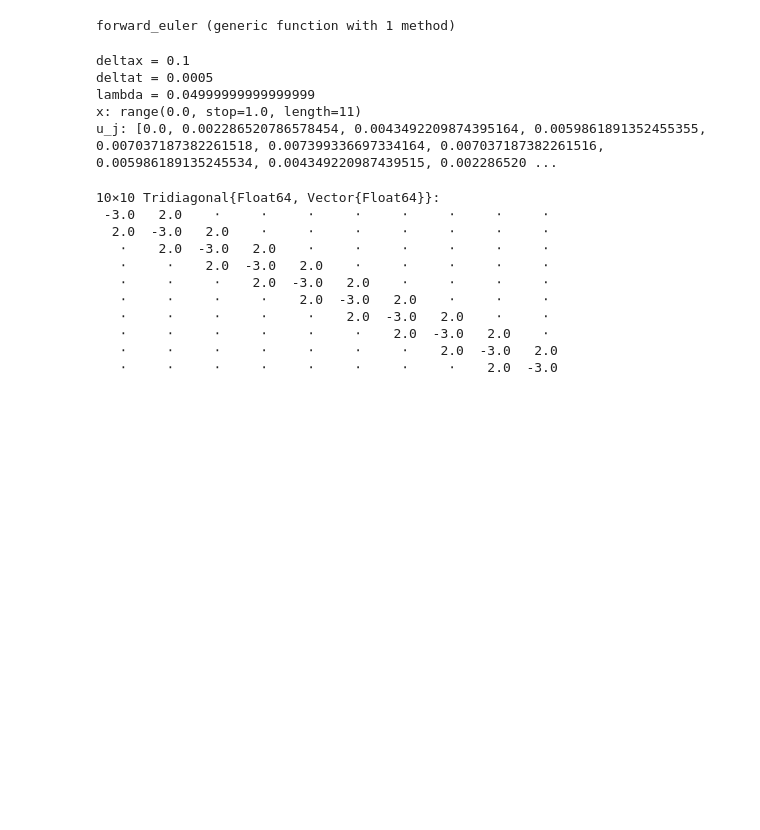
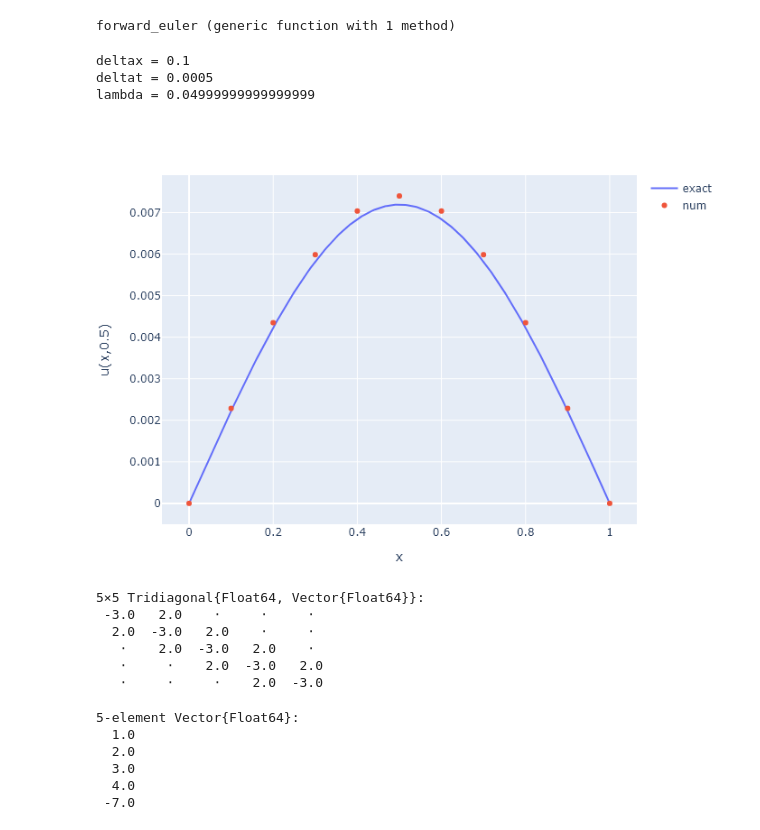
Before and after one commit to crispianm/SciComp, a Jupyter notebook: reference/tests.ipynb, the cells around one changed output. Drawn from its saved outputs; the diff is of its cells as text; code cells hidden in the pictures; blank space fills up the shorter version.

Commit message:
Added forward euler function to finite diff

```diff
--- a/reference/tests.ipynb
+++ b/reference/tests.ipynb
@@ -68,5 +75,7 @@
 # %%
 function forward_euler(u_I, kappa, L, T, mx, mt)
+
+    using LinearAlgebra
 
     # Set up the numerical environment variables
     x = LinRange(0, L, mx+1)     # mesh points in space
@@ -97,15 +106,19 @@ function forward_euler(u_I, kappa, L, T, mx, mt)
         for i in 2:mx
             u_jp1[i] = u_j[i] + lmbda*(u_j[i-1] - 2*u_j[i] + u_j[i+1])
         end
+
+        u_jp1[2:end] = A_FE*(u_j[2:end])
+
         # Boundary conditions
-        u_jp1[1] = 0; u_jp1[mx+1] = 0
+        u_jp1[1] = 0
+        u_jp1[mx+1] = 0
 
         # Save u_j at time t[j+1]
         u_j[:] = u_jp1[:]
     end
 
-    println("x: ", x)
-    println("u_j: ", u_j)
+    # println("x: ", x)
+    # println("u_j: ", u_j)
     return x, u_j
 end
 # %% [output]
@@ -113,22 +126,42 @@ forward_euler (generic function with 1 method)
 # %%
 kappa = 1   # diffusion constant
 L = 1.0         # length of spatial domain
 T = 0.5         # total time to solve for
 
 function u_I(x)
     # initial temperature distribution
     y = sin.(pi*x/L)
     return y
 end
 
+function u_exact(x,t)
+    # the exact solution
+    y = exp.(-kappa*(pi^2/L^2)*t)*sin.(pi*x/L)
+    return y
+end
+
 # Set numerical parameters
 mx = 10     # number of gridpoints in space
 mt = 1000   # number of gridpoints in time
 
 x, u_j = forward_euler(u_I, kappa, L, T, mx, mt);
+
+# Plot the final result and exact solution
+using PlotlyJS
+xx = LinRange(0,L,250)
+
+# Create traces
+exact = scatter(x=xx, y=u_exact(xx,T), mode="lines", name="exact", showlegend=true)
+num = scatter(x=x, y=u_j, mode="markers", name="num", showlegend=true)
+
+layout = Layout(
+    xaxis_title = "x",
+    yaxis_title = "u(x,0.5)"
+    )
+
+plot([exact, num], layout)
 # %% [output]
 deltax = 0.1
 deltat = 0.0005
 lambda = 0.04999999999999999
-x: range(0.0, stop=1.0, length=11)
-u_j: [0.0, 0.002286520786578454, 0.0043492209874395164, 0.0059861891352455355, 0.007037187382261518, 0.007399336697334164, 0.007037187382261516, 0.005986189135245534, 0.004349220987439515, 0.002286520 ...
+[figure, added]
@@ -151,17 +169,24 @@ plot([exact, num], layout)
 using LinearAlgebra
 
 lmbda = 2
-mx = 10
+mx = 5
 D = Tridiagonal(ones(mx-1)*(lmbda), ones(mx)*(1 - 2*lmbda), ones(mx-1)*(lmbda))
 # %% [output]
-10×10 Tridiagonal{Float64, Vector{Float64}}:
- -3.0   2.0    ⋅     ⋅     ⋅     ⋅     ⋅     ⋅     ⋅     ⋅
-  2.0  -3.0   2.0    ⋅     ⋅     ⋅     ⋅     ⋅     ⋅     ⋅
-   ⋅    2.0  -3.0   2.0    ⋅     ⋅     ⋅     ⋅     ⋅     ⋅
-   ⋅     ⋅    2.0  -3.0   2.0    ⋅     ⋅     ⋅     ⋅     ⋅
-   ⋅     ⋅     ⋅    2.0  -3.0   2.0    ⋅     ⋅     ⋅     ⋅
-   ⋅     ⋅     ⋅     ⋅    2.0  -3.0   2.0    ⋅     ⋅     ⋅
-   ⋅     ⋅     ⋅     ⋅     ⋅    2.0  -3.0   2.0    ⋅     ⋅
-   ⋅     ⋅     ⋅     ⋅     ⋅     ⋅    2.0  -3.0   2.0    ⋅
-   ⋅     ⋅     ⋅     ⋅     ⋅     ⋅     ⋅    2.0  -3.0   2.0
-   ⋅     ⋅     ⋅     ⋅     ⋅     ⋅     ⋅     ⋅    2.0  -3.0
+5×5 Tridiagonal{Float64, Vector{Float64}}:
+ -3.0   2.0    ⋅     ⋅     ⋅
+  2.0  -3.0   2.0    ⋅     ⋅
+   ⋅    2.0  -3.0   2.0    ⋅
+   ⋅     ⋅    2.0  -3.0   2.0
+   ⋅     ⋅     ⋅    2.0  -3.0
+# %%
+y = [1;2;3;4;5]
+x = fill(2., (5,5))
+
+D*y
+# %% [output]
+5-element Vector{Float64}:
+  1.0
+  2.0
+  3.0
+  4.0
+ -7.0
```
Also changed, not shown: parts of 2 cells of this notebook, 1 other file.
